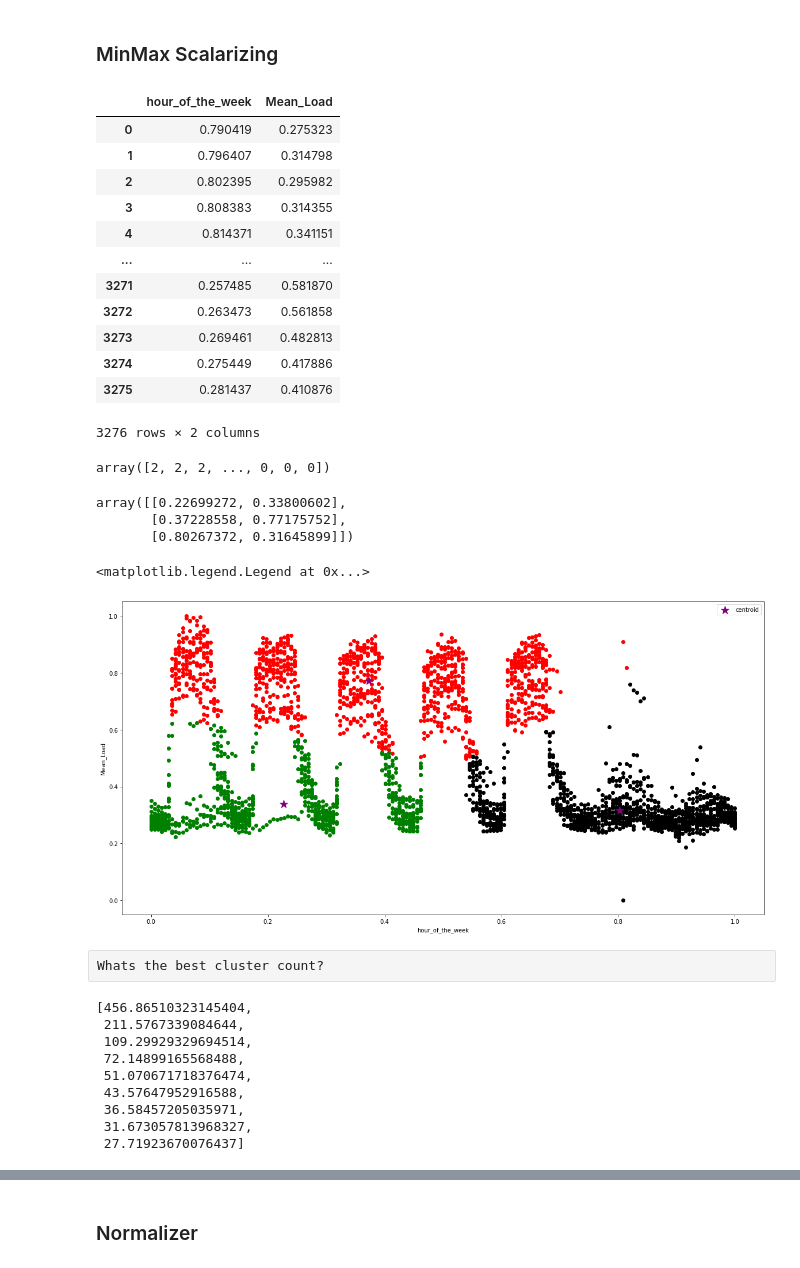
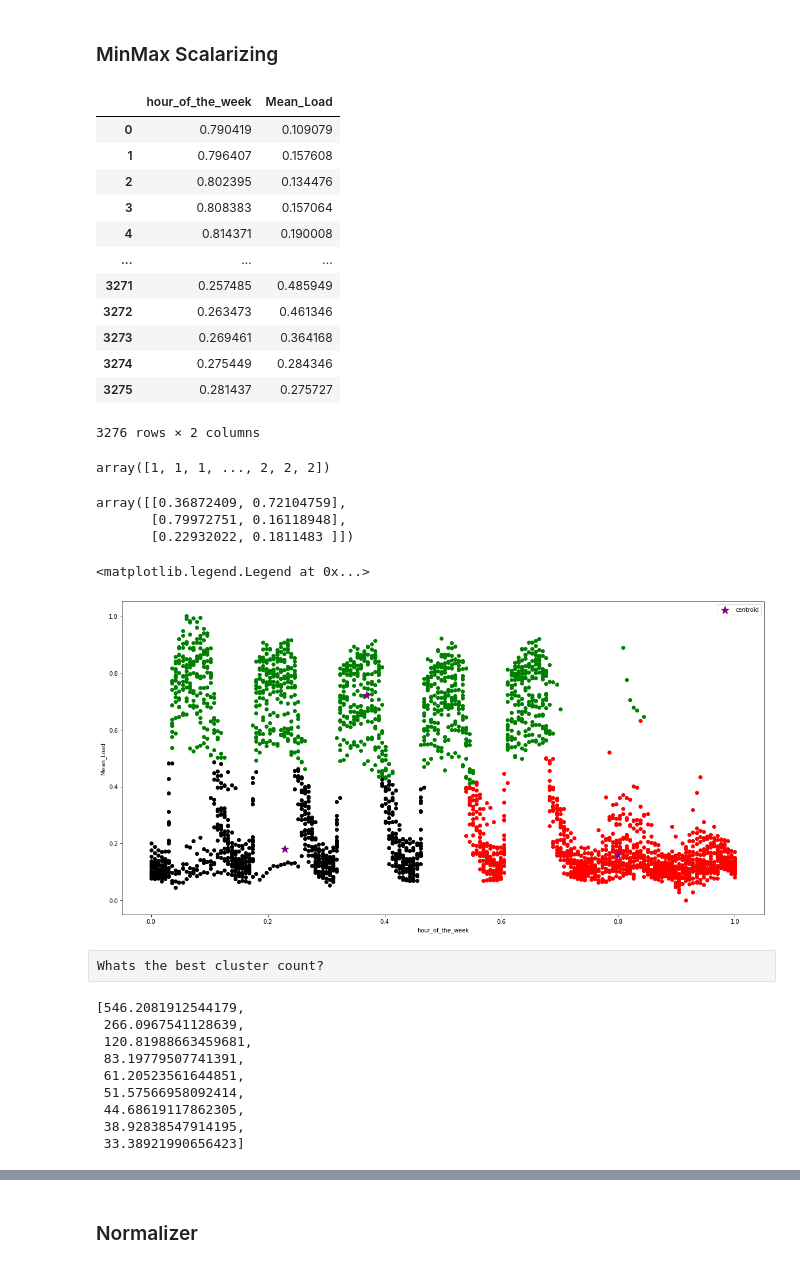
Before and after one commit to Tobi-DataDetective/Energy_Load_Profile_Classification, a Jupyter notebook: script.ipynb, the cells around one changed output, grey strips where cells are left out. Saved outputs shown, nothing was run; the diff lists cells and outputs as text; code cells hidden in the pictures.

Commit message:
cluster3 file

```diff
--- a/script.ipynb
+++ b/script.ipynb
@@ -196,6 +188,14 @@ df
 | 3274 | 47 | 57.426000 |
 | 3275 | 48 | 56.462625 |
 3276 rows × 2 columns
+# %%
+def fillna_value():
+    df = df_hr_max_min_mean[['hour_of_the_week','Mean_Load']]
+    mean_value = df.Mean_Load.mean()
+    df['Mean_Load'].fillna(value=mean_value, inplace=True)
+    return df
+
+df = fillna_value()
 # %%
 df.iplot(title='Week Hour VS Mean Load')
 # %% [output]
@@ -266,9 +265,8 @@ No handles with labels found to put in legend.
 import pandas as pd
 from sklearn.preprocessing import MinMaxScaler
 
-df = df_hr_max_min_mean[['hour_of_the_week','Mean_Load']]
-df.fillna(value=0, inplace=True)
 
+df = fillna_value()
 scaler = MinMaxScaler()
 
 # Fit and transform the scaler on the 'hour_of_the_week' and 'Mean_Load' columns
@@ -278,48 +276,49 @@ df = pd.DataFrame(scaler.fit_transform(df), columns=df.columns)
 df
 # %% [output]
 |  | hour_of_the_week | Mean_Load |
-| 0 | 0.790419 | 0.275323 |
-| 1 | 0.796407 | 0.314798 |
-| 2 | 0.802395 | 0.295982 |
-| 3 | 0.808383 | 0.314355 |
-| 4 | 0.814371 | 0.341151 |
+| 0 | 0.790419 | 0.109079 |
+| 1 | 0.796407 | 0.157608 |
+| 2 | 0.802395 | 0.134476 |
+| 3 | 0.808383 | 0.157064 |
+| 4 | 0.814371 | 0.190008 |
 | ... | ... | ... |
-| 3271 | 0.257485 | 0.581870 |
-| 3272 | 0.263473 | 0.561858 |
-| 3273 | 0.269461 | 0.482813 |
-| 3274 | 0.275449 | 0.417886 |
-| 3275 | 0.281437 | 0.410876 |
+| 3271 | 0.257485 | 0.485949 |
+| 3272 | 0.263473 | 0.461346 |
+| 3273 | 0.269461 | 0.364168 |
+| 3274 | 0.275449 | 0.284346 |
+| 3275 | 0.281437 | 0.275727 |
 3276 rows × 2 columns
 # %%
 km = KMeans(n_clusters=3)
 y_predict = km.fit_predict(df[['hour_of_the_week','Mean_Load']])
 y_predict
 # %% [output]
-array([2, 2, 2, ..., 0, 0, 0])
+array([1, 1, 1, ..., 2, 2, 2])
 # %%
 km.cluster_centers_
 # %% [output]
-array([[0.22699272, 0.33800602],
-       [0.37228558, 0.77175752],
-       [0.80267372, 0.31645899]])
+array([[0.36872409, 0.72104759],
+       [0.79972751, 0.16118948],
+       [0.22932022, 0.1811483 ]])
 # %%
+MinMax_cluster3 = y_predict
 df['cluster2'] = y_predict
 df1 = df[df.cluster2==0]
 df2 = df[df.cluster2==1]
 df3 = df[df.cluster2==2]
 
 plt.scatter(df1.hour_of_the_week, df1['Mean_Load'], color='green')
 plt.scatter(df2.hour_of_the_week, df2['Mean_Load'], color='red')
 plt.scatter(df3.hour_of_the_week, df3['Mean_Load'], color='black')
 
 plt.scatter(km.cluster_centers_[:,0],km.cluster_centers_[:,1],color='purple',marker='*',s=marker_size, label='centroid')
 
 plt.xlabel('hour_of_the_week')
 plt.ylabel('Mean_Load')
 plt.legend()
 # %% [output]
 <matplotlib.legend.Legend at 0x...>
-[figure, old version]
+[figure, new version]
 # %% [raw]
 Whats the best cluster count?
 # %%
@@ -332,15 +331,15 @@ for k in k_rng:
 # %%
 sse
 # %% [output]
-[456.86510323145404,
- 211.5767339084644,
- 109.29929329694514,
- 72.14899165568488,
- 51.070671718376474,
- 43.57647952916588,
- 36.58457205035971,
- 31.673057813968327,
- 27.71923670076437]
+[546.2081912544179,
+ 266.0967541128639,
+ 120.81988663459681,
+ 83.19779507741391,
+ 61.20523561644851,
+ 51.57566958092414,
+ 44.68619117862305,
+ 38.92838547914195,
+ 33.38921990656423]
 # %%
 plt.xlabel('K')
 plt.ylabel('SSE')
```
Also changed, not shown: parts of 20 cells of this notebook, 2 other files.
